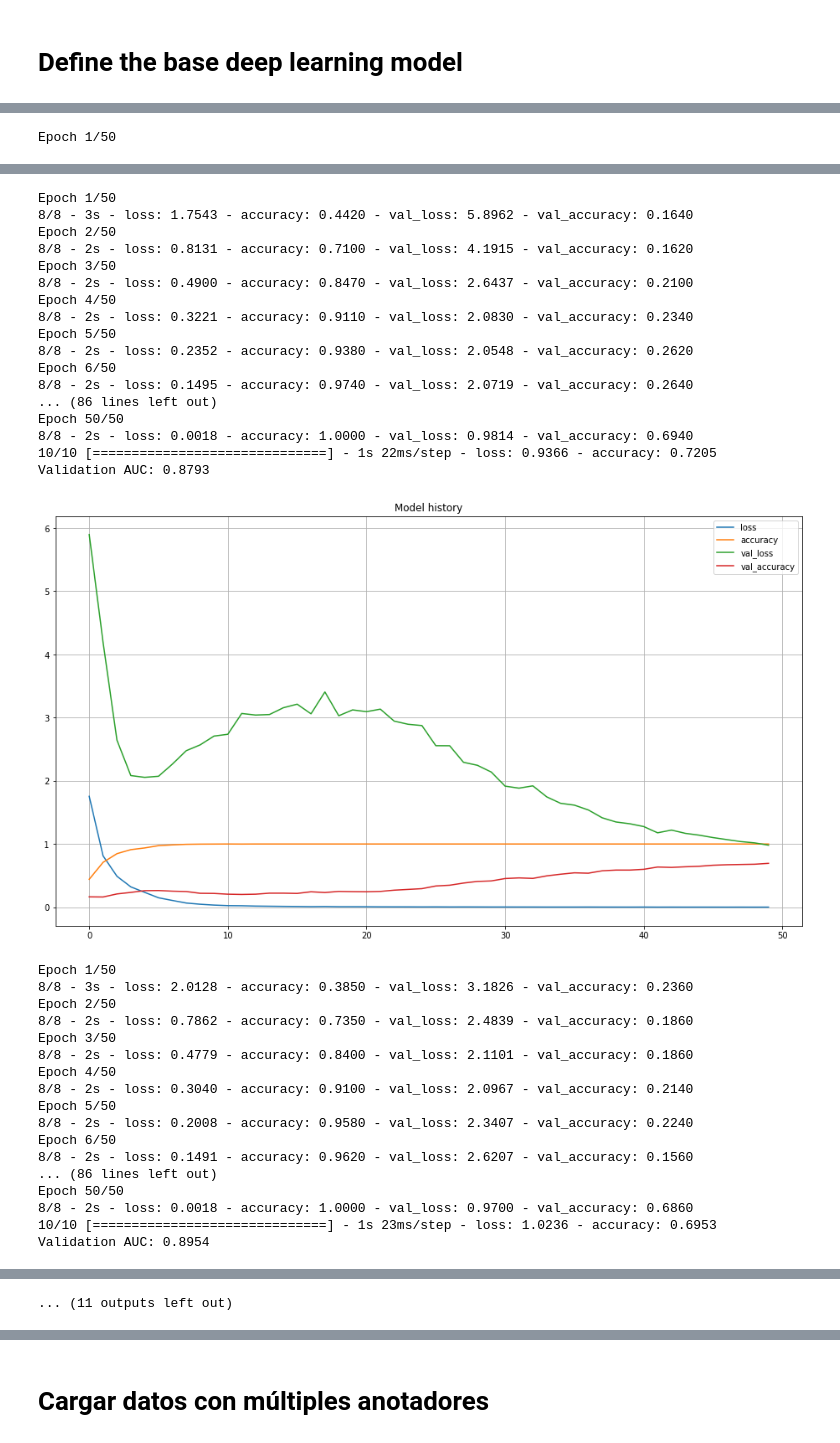
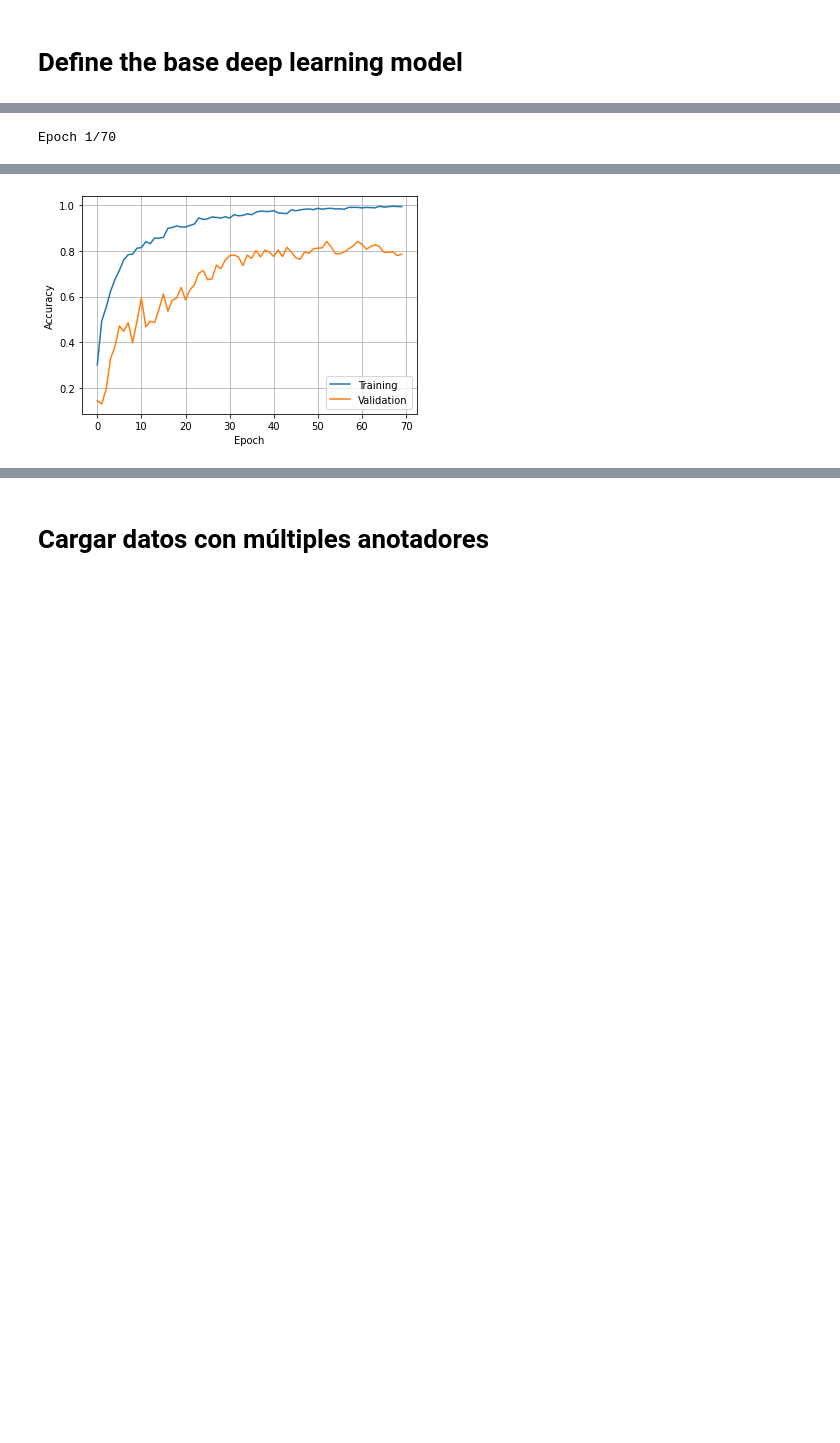
Before and after one commit to Jectrianama/GCCE_TEST, a Jupyter notebook: GoldStandard/labelme-mturk-goldstandar.ipynb, the cells around one changed output, grey strips where cells are left out. Drawn from its saved outputs; the diff is of its cells as text; code cells hidden in the pictures; blank space fills up the shorter version.

Commit message:
Kaggle Notebook | Labelme-mturk-goldstandar | Version 3

```diff
--- a/GoldStandard/labelme-mturk-goldstandar.ipynb
+++ b/GoldStandard/labelme-mturk-goldstandar.ipynb
@@ -197,2 +173,5 @@ def create_model():
 
     return base_model
+# %%
+class_names = Data_valid.class_names
+print(class_names)
@@ -198,0 +180,13 @@ def create_model():
+# %%
+import matplotlib.pyplot as plt
+
+
+
+plt.figure(figsize=(10, 10))
+for images, labels in Data_train.take(1):
+  for i in range(9):
+    ax = plt.subplot(3, 3, i + 1)
+    plt.imshow(images[i].numpy().astype("uint8"))
+    #print(images[0,1,:, 2])
+    plt.title(class_names[labels[i]])
+    plt.axis("off")
@@ -199,6 +203,6 @@ def create_model():
 # %%
-NUM_RUNS = 10
-N_EPOCHS = 50
+NUM_RUNS = 1
+N_EPOCHS = 70
 
 
     # Create the results directory
@@ -209,8 +213,8 @@ val_acc_goldst = np.zeros(NUM_RUNS)
 
 for i in range(NUM_RUNS):
     model = create_model()
-    model.compile(loss='sparse_categorical_crossentropy',metrics=['accuracy'],optimizer=tf.keras.optimizers.Adam(lr=1e-3))
-    trainHistory = model.fit(Data_train,validation_data=Data_valid, epochs=N_EPOCHS, verbose=2)
+    model.compile(loss='sparse_categorical_crossentropy',metrics=['accuracy'],optimizer=tf.keras.optimizers.Adam(lr=1e-2, clipnorm = 1.0))
+    trainHistory = model.fit(Data_train, validation_data=Data_valid, epochs=N_EPOCHS, verbose=2)  #callbacks=callbacks,
     (loss, accuracy) = model.evaluate(Data_test)
     val_acc_goldst[i] = accuracy
 
@@ -262,4 +266,4 @@ plt.legend(['Training', 'Validation'])
 plt.grid()
 plt.show()
 # %% [output]
-Epoch 1/50
+Epoch 1/70
@@ -286,35 +289 @@ Validation AUC: 0.8797
-Epoch 1/50
-8/8 - 3s - loss: 1.7543 - accuracy: 0.4420 - val_loss: 5.8962 - val_accuracy: 0.1640
-Epoch 2/50
-8/8 - 2s - loss: 0.8131 - accuracy: 0.7100 - val_loss: 4.1915 - val_accuracy: 0.1620
-Epoch 3/50
-8/8 - 2s - loss: 0.4900 - accuracy: 0.8470 - val_loss: 2.6437 - val_accuracy: 0.2100
-Epoch 4/50
-8/8 - 2s - loss: 0.3221 - accuracy: 0.9110 - val_loss: 2.0830 - val_accuracy: 0.2340
-Epoch 5/50
-8/8 - 2s - loss: 0.2352 - accuracy: 0.9380 - val_loss: 2.0548 - val_accuracy: 0.2620
-Epoch 6/50
-8/8 - 2s - loss: 0.1495 - accuracy: 0.9740 - val_loss: 2.0719 - val_accuracy: 0.2640
-... (86 lines left out)
-Epoch 50/50
-8/8 - 2s - loss: 0.0018 - accuracy: 1.0000 - val_loss: 0.9814 - val_accuracy: 0.6940
-10/10 [==============================] - 1s 22ms/step - loss: 0.9366 - accuracy: 0.7205
-Validation AUC: 0.8793
-[figure, old version]
+[figure, new version]
-Epoch 1/50
-8/8 - 3s - loss: 2.0128 - accuracy: 0.3850 - val_loss: 3.1826 - val_accuracy: 0.2360
-Epoch 2/50
-8/8 - 2s - loss: 0.7862 - accuracy: 0.7350 - val_loss: 2.4839 - val_accuracy: 0.1860
-Epoch 3/50
-8/8 - 2s - loss: 0.4779 - accuracy: 0.8400 - val_loss: 2.1101 - val_accuracy: 0.1860
-Epoch 4/50
-8/8 - 2s - loss: 0.3040 - accuracy: 0.9100 - val_loss: 2.0967 - val_accuracy: 0.2140
-Epoch 5/50
-8/8 - 2s - loss: 0.2008 - accuracy: 0.9580 - val_loss: 2.3407 - val_accuracy: 0.2240
-Epoch 6/50
-8/8 - 2s - loss: 0.1491 - accuracy: 0.9620 - val_loss: 2.6207 - val_accuracy: 0.1560
-... (86 lines left out)
-Epoch 50/50
-8/8 - 2s - loss: 0.0018 - accuracy: 1.0000 - val_loss: 0.9700 - val_accuracy: 0.6860
-10/10 [==============================] - 1s 23ms/step - loss: 1.0236 - accuracy: 0.6953
-Validation AUC: 0.8954
@@ -358 +289,0 @@ Validation AUC: 0.8963
-... (11 outputs left out)
```
Also changed, not shown: parts of 13 cells of this notebook.
